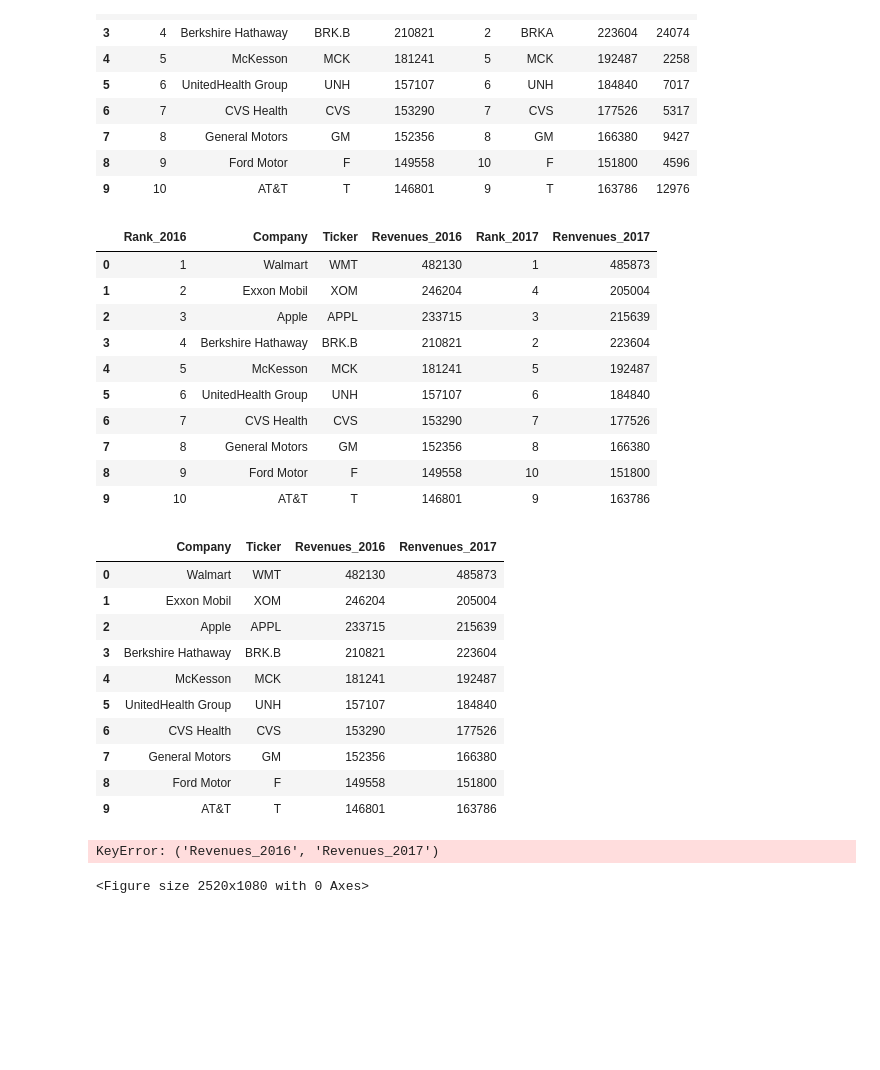
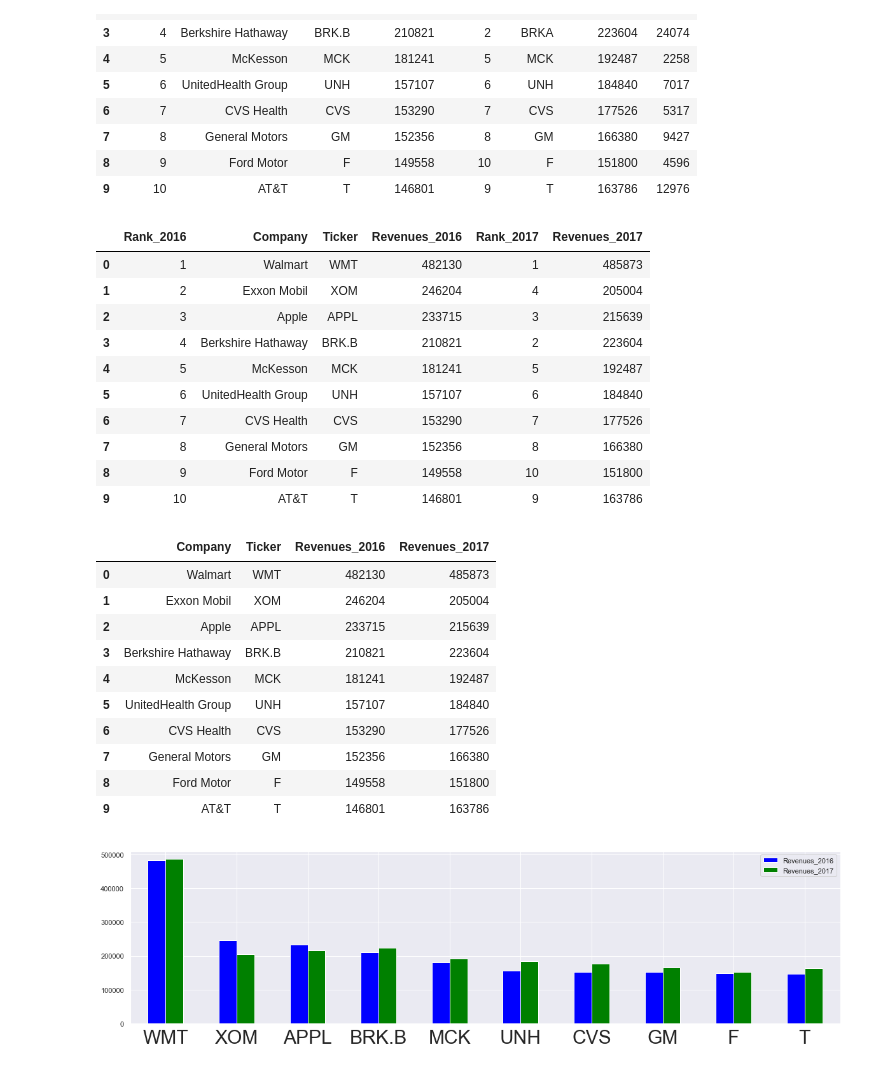
Before and after one commit to chinosamg/ETL-Project, a Jupyter notebook: ETL_Combined_Chart.ipynb, the cells around one changed output. Drawn from its saved outputs; the diff is of its cells as text; code cells hidden in the pictures; blank space fills up the shorter version.

```diff
--- a/ETL_Combined_Chart.ipynb
+++ b/ETL_Combined_Chart.ipynb
@@ -57,14 +57,14 @@ stock_table
 # %%
 stock_transformed = stock_table.rename(columns={"Ticker_x" : "Ticker",
        "Rank_x": "Rank_2016",
         "Revenues_x" : "Revenues_2016",
        "Rank_y" : "Rank_2017",
        "Ticker_y" : "Ticker2",
-       "Revenues_y" : "Renvenues_2017"})
+       "Revenues_y" : "Revenues_2017"})
 stock_transformed = stock_transformed.drop(columns={"Profits", "Ticker2"})
 stock_transformed
 # %% [output]
-|  | Rank_2016 | Company | Ticker | Revenues_2016 | Rank_2017 | Renvenues_2017 |
+|  | Rank_2016 | Company | Ticker | Revenues_2016 | Rank_2017 | Revenues_2017 |
 | 0 | 1 | Walmart | WMT | 482130 | 1 | 485873 |
 | 1 | 2 | Exxon Mobil | XOM | 246204 | 4 | 205004 |
 | 2 | 3 | Apple | APPL | 233715 | 3 | 215639 |
@@ -79,7 +79,7 @@ stock_transformed
 stock_revenue_compare = stock_transformed.drop(columns={"Rank_2016", "Rank_2017"})
 stock_revenue_compare
 # %% [output]
-|  | Company | Ticker | Revenues_2016 | Renvenues_2017 |
+|  | Company | Ticker | Revenues_2016 | Revenues_2017 |
 | 0 | Walmart | WMT | 482130 | 485873 |
 | 1 | Exxon Mobil | XOM | 246204 | 205004 |
 | 2 | Apple | APPL | 233715 | 215639 |
@@ -93,12 +93,10 @@ stock_revenue_compare
 # %%
 x_axis = np.arange(len(stock_revenue_compare))
 tick_locations = [value for value in x_axis]
-# %%
-plt.figure(figsize=(35,15))
-colors = ["green", "blue"]
-
-plt.bar(x_axis, stock_revenue_compare["Revenues_2016", "Revenues_2017"], alpha=.9, align="center", color=colors)
-plt.xticks(tick_locations, stock_revenue_compare["Company"], rotation="vertical", fontsize=(30))
-# %% [output]
-KeyError: ('Revenues_2016', 'Revenues_2017')
-<Figure size 2520x1080 with 0 Axes>
+# %%
+colors = ["blue", "green"]
+multi_plot = stock_revenue_compare.plot(kind="bar", figsize=(20,5), color=colors)
+plt.xticks(tick_locations, stock_revenue_compare["Ticker"], rotation="horizontal", fontsize=(30))
+plt.savefig("Resources/Top10_Combined_Revenue.png")
+# %% [output]
+[figure, added]
```
Also changed, not shown: parts of 1 cell of this notebook, 6 other files.
